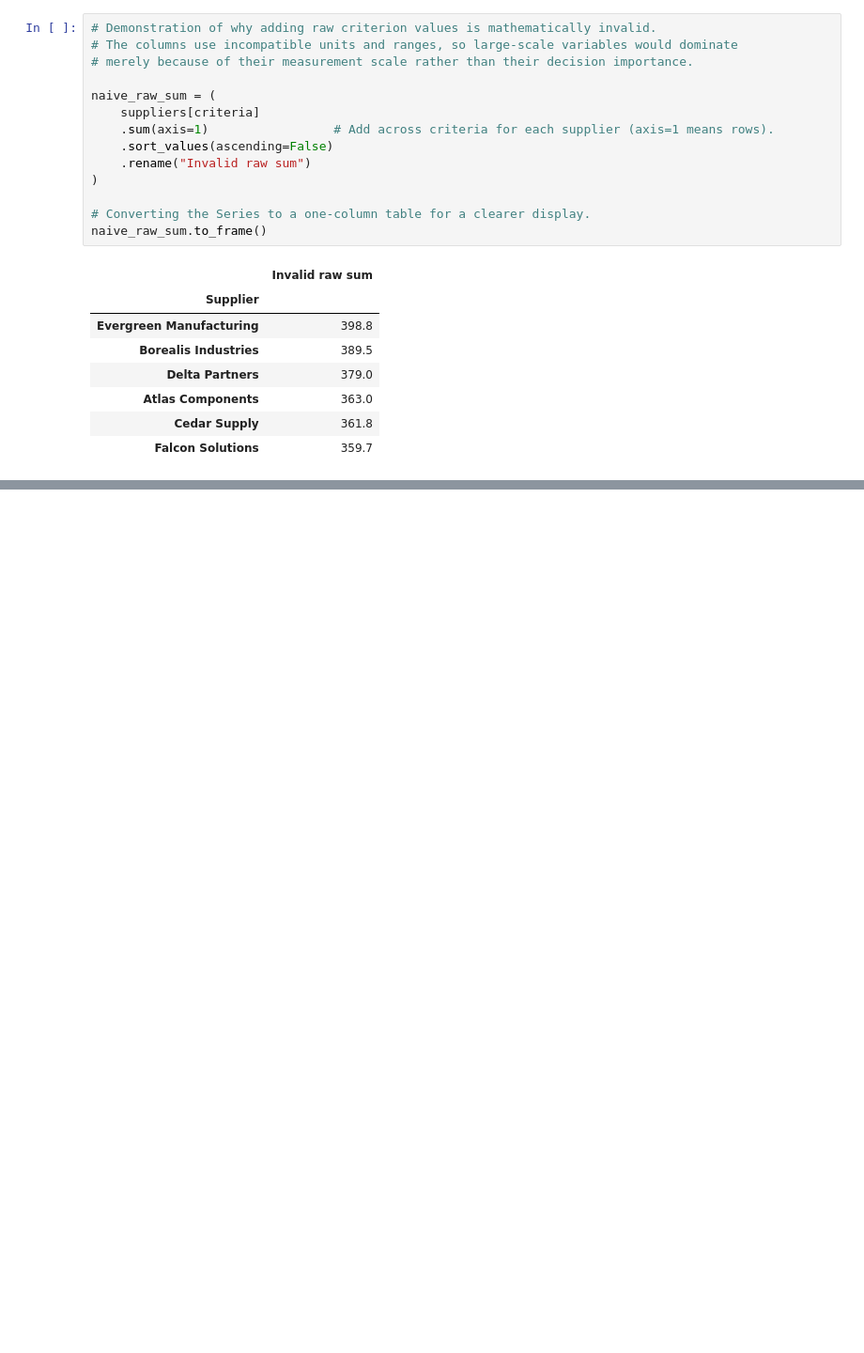
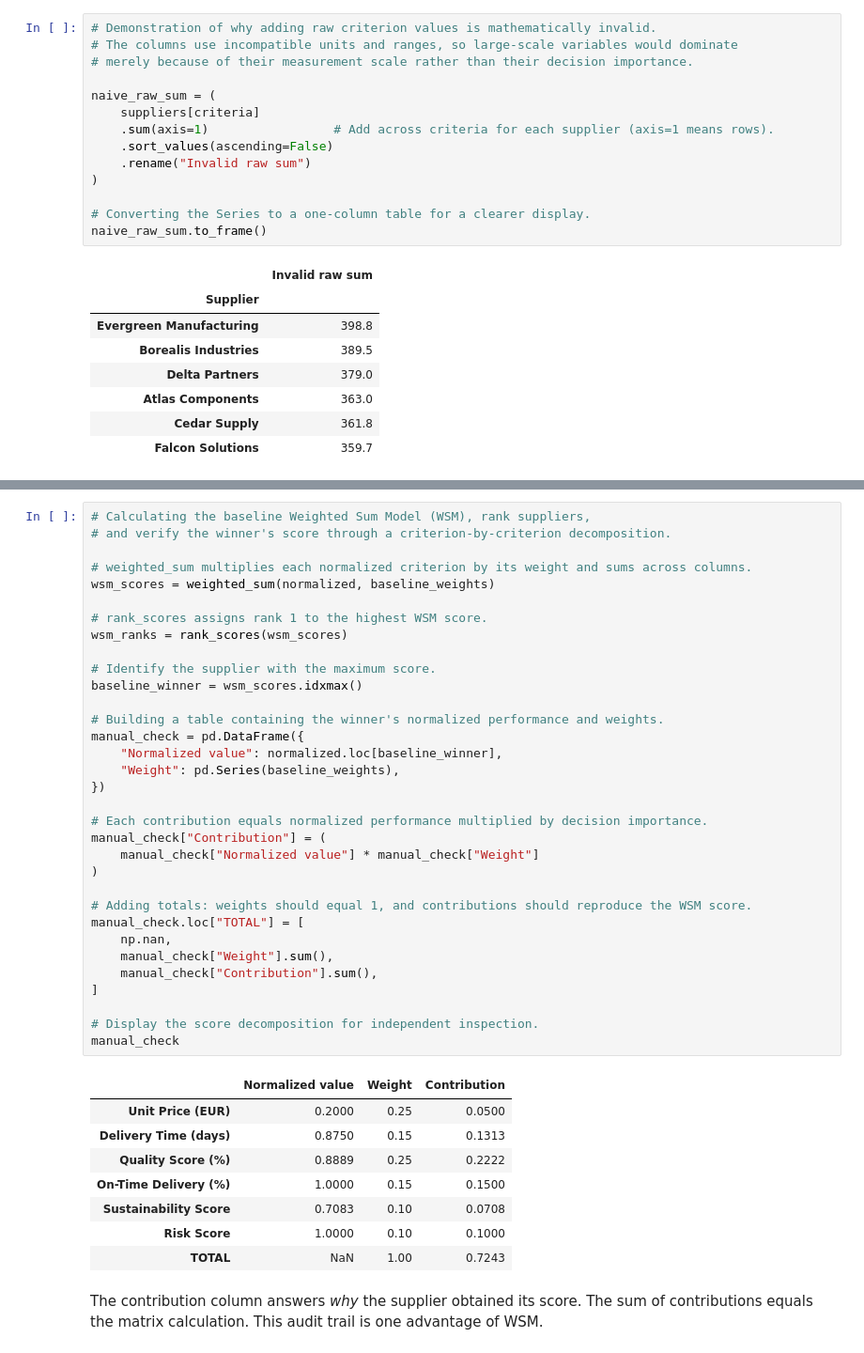
Before and after one commit to BoyanYotov/SoftUni-Math_Concepts_for_Devs-Final_Project, a Jupyter notebook: notebooks/supplier_selection.ipynb, the cells around one changed output, grey strips where cells are left out. Shown at 94% size. Saved outputs shown, nothing was run; the diff lists cells and outputs as text; blank space fills up the shorter version.

```diff
--- a/notebooks/supplier_selection.ipynb
+++ b/notebooks/supplier_selection.ipynb
@@ -280,0 +401,44 @@ naive_raw_sum.to_frame()
+# %%
+# Calculating the baseline Weighted Sum Model (WSM), rank suppliers,
+# and verify the winner's score through a criterion-by-criterion decomposition.
+
+# weighted_sum multiplies each normalized criterion by its weight and sums across columns.
+wsm_scores = weighted_sum(normalized, baseline_weights)
+
+# rank_scores assigns rank 1 to the highest WSM score.
+wsm_ranks = rank_scores(wsm_scores)
+
+# Identify the supplier with the maximum score.
+baseline_winner = wsm_scores.idxmax()
+
+# Building a table containing the winner's normalized performance and weights.
+manual_check = pd.DataFrame({
+    "Normalized value": normalized.loc[baseline_winner],
+    "Weight": pd.Series(baseline_weights),
+})
+
+# Each contribution equals normalized performance multiplied by decision importance.
+manual_check["Contribution"] = (
+    manual_check["Normalized value"] * manual_check["Weight"]
+)
+
+# Adding totals: weights should equal 1, and contributions should reproduce the WSM score.
+manual_check.loc["TOTAL"] = [
+    np.nan,
+    manual_check["Weight"].sum(),
+    manual_check["Contribution"].sum(),
+]
+
+# Display the score decomposition for independent inspection.
+manual_check
+# %% [output]
+|  | Normalized value | Weight | Contribution |
+| Unit Price (EUR) | 0.2000 | 0.25 | 0.0500 |
+| Delivery Time (days) | 0.8750 | 0.15 | 0.1313 |
+| Quality Score (%) | 0.8889 | 0.25 | 0.2222 |
+| On-Time Delivery (%) | 1.0000 | 0.15 | 0.1500 |
+| Sustainability Score | 0.7083 | 0.10 | 0.0708 |
+| Risk Score | 1.0000 | 0.10 | 0.1000 |
+| TOTAL | NaN | 1.00 | 0.7243 |
+# %% [markdown]
+The contribution column answers *why* the supplier obtained its score. The sum of contributions equals the matrix calculation. This audit trail is one advantage of WSM.
```
Also changed, not shown: parts of 6 cells of this notebook.
